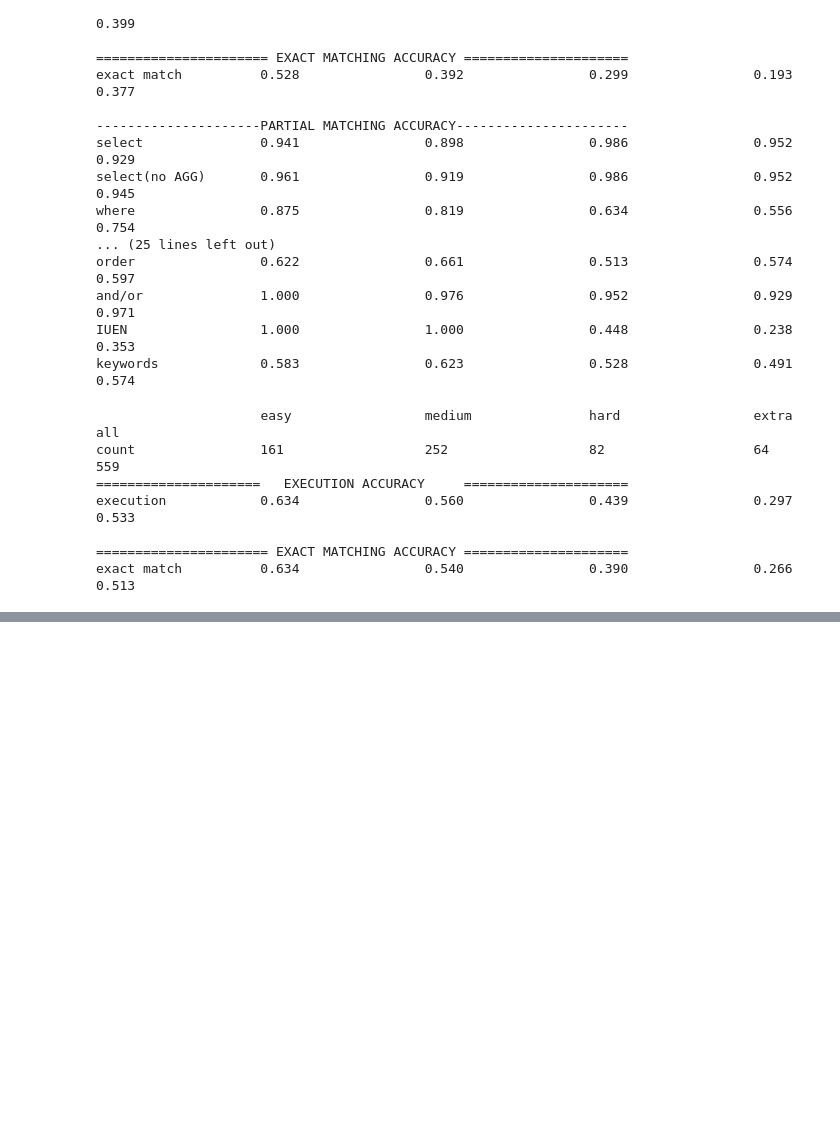
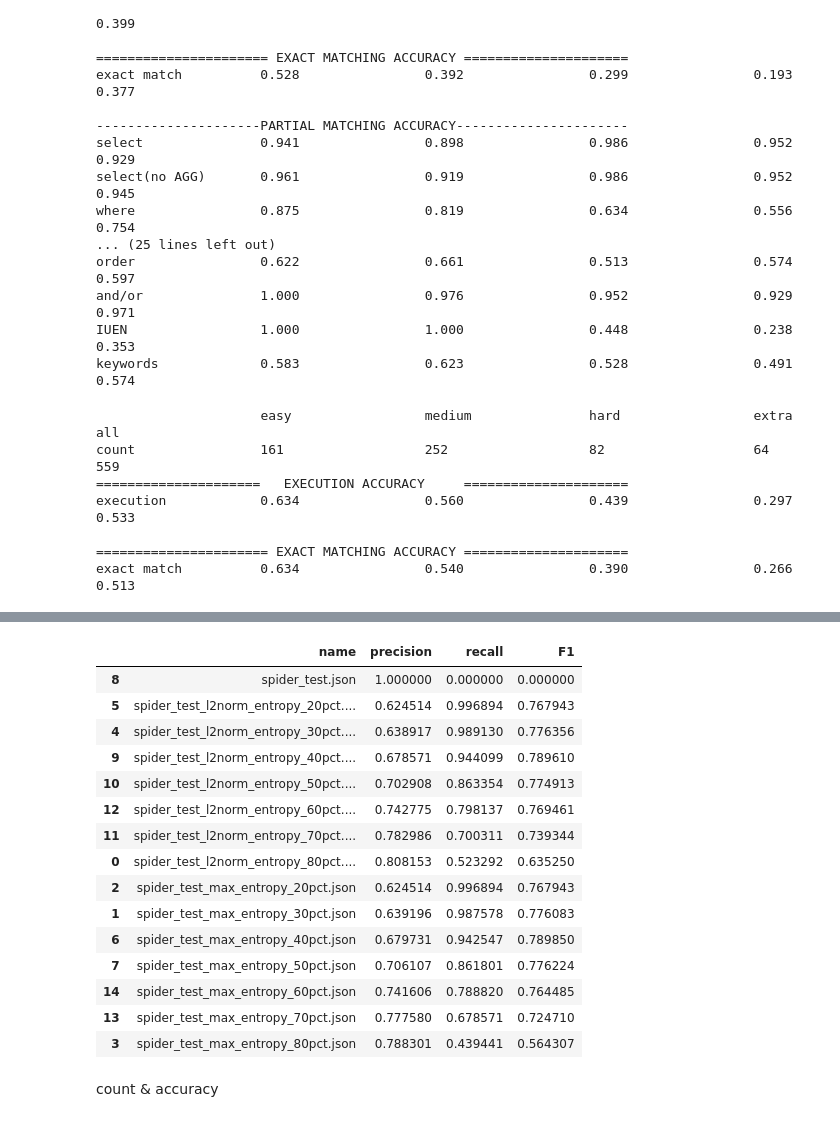
Before and after one commit to jfanghrv/jem-3-bert, a Jupyter notebook: text2sql.ipynb, the cells around one changed output, grey strips where cells are left out. Drawn from its saved outputs; the diff is of its cells as text; code cells hidden in the pictures; blank space fills up the shorter version.

```diff
--- a/text2sql.ipynb
+++ b/text2sql.ipynb
@@ -377,0 +457,21 @@ exact match          0.634                0.540                0.390
+# %%
+exact_experiment.sort_values(by=['name'])
+# %% [output]
+|  | name | precision | recall | F1 |
+| 8 | spider_test.json | 1.000000 | 0.000000 | 0.000000 |
+| 5 | spider_test_l2norm_entropy_20pct.... | 0.624514 | 0.996894 | 0.767943 |
+| 4 | spider_test_l2norm_entropy_30pct.... | 0.638917 | 0.989130 | 0.776356 |
+| 9 | spider_test_l2norm_entropy_40pct.... | 0.678571 | 0.944099 | 0.789610 |
+| 10 | spider_test_l2norm_entropy_50pct.... | 0.702908 | 0.863354 | 0.774913 |
+| 12 | spider_test_l2norm_entropy_60pct.... | 0.742775 | 0.798137 | 0.769461 |
+| 11 | spider_test_l2norm_entropy_70pct.... | 0.782986 | 0.700311 | 0.739344 |
+| 0 | spider_test_l2norm_entropy_80pct.... | 0.808153 | 0.523292 | 0.635250 |
+| 2 | spider_test_max_entropy_20pct.json | 0.624514 | 0.996894 | 0.767943 |
+| 1 | spider_test_max_entropy_30pct.json | 0.639196 | 0.987578 | 0.776083 |
+| 6 | spider_test_max_entropy_40pct.json | 0.679731 | 0.942547 | 0.789850 |
+| 7 | spider_test_max_entropy_50pct.json | 0.706107 | 0.861801 | 0.776224 |
+| 14 | spider_test_max_entropy_60pct.json | 0.741606 | 0.788820 | 0.764485 |
+| 13 | spider_test_max_entropy_70pct.json | 0.777580 | 0.678571 | 0.724710 |
+| 3 | spider_test_max_entropy_80pct.json | 0.788301 | 0.439441 | 0.564307 |
+# %% [markdown]
+count & accuracy
```
Also changed, not shown: parts of 12 cells of this notebook, 59 other files.
